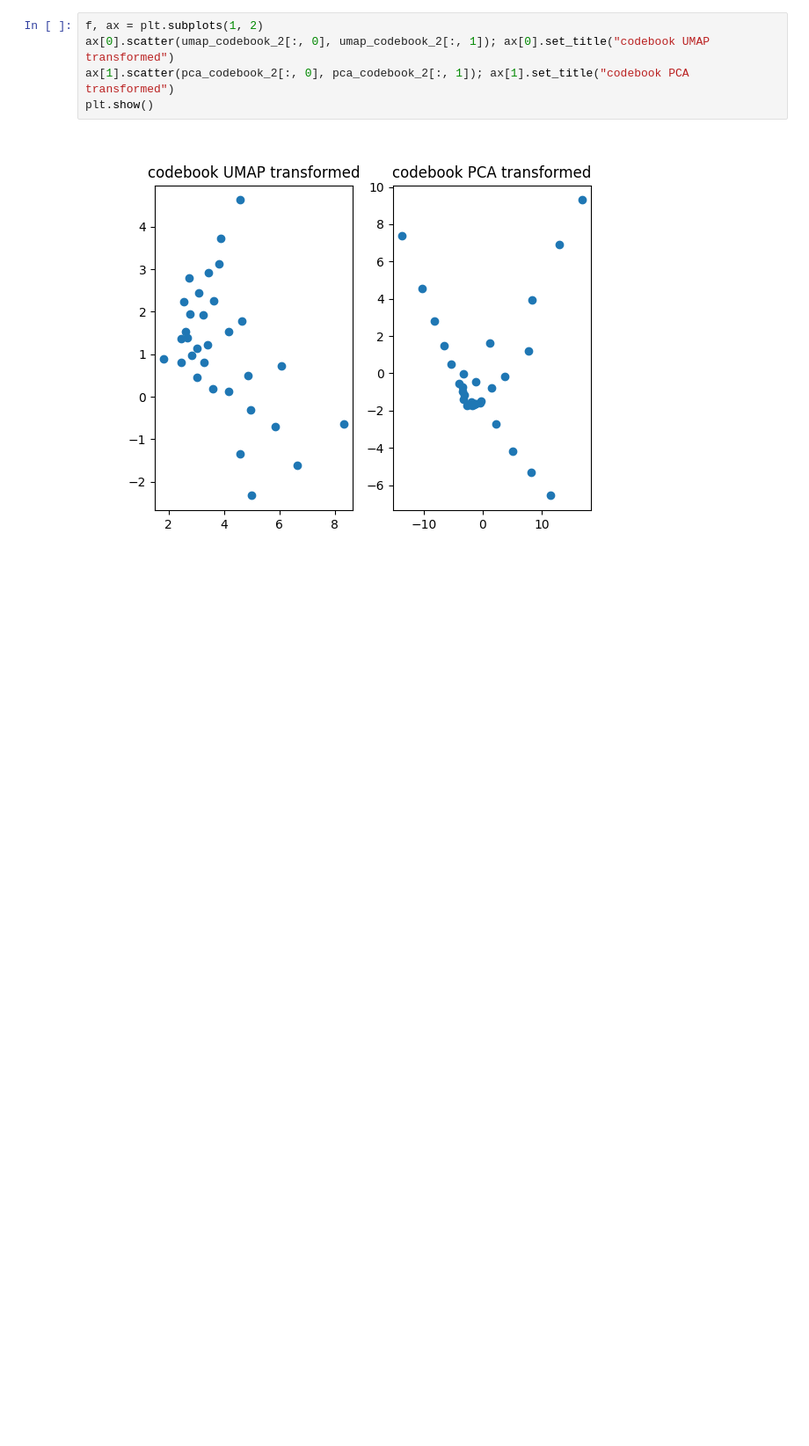
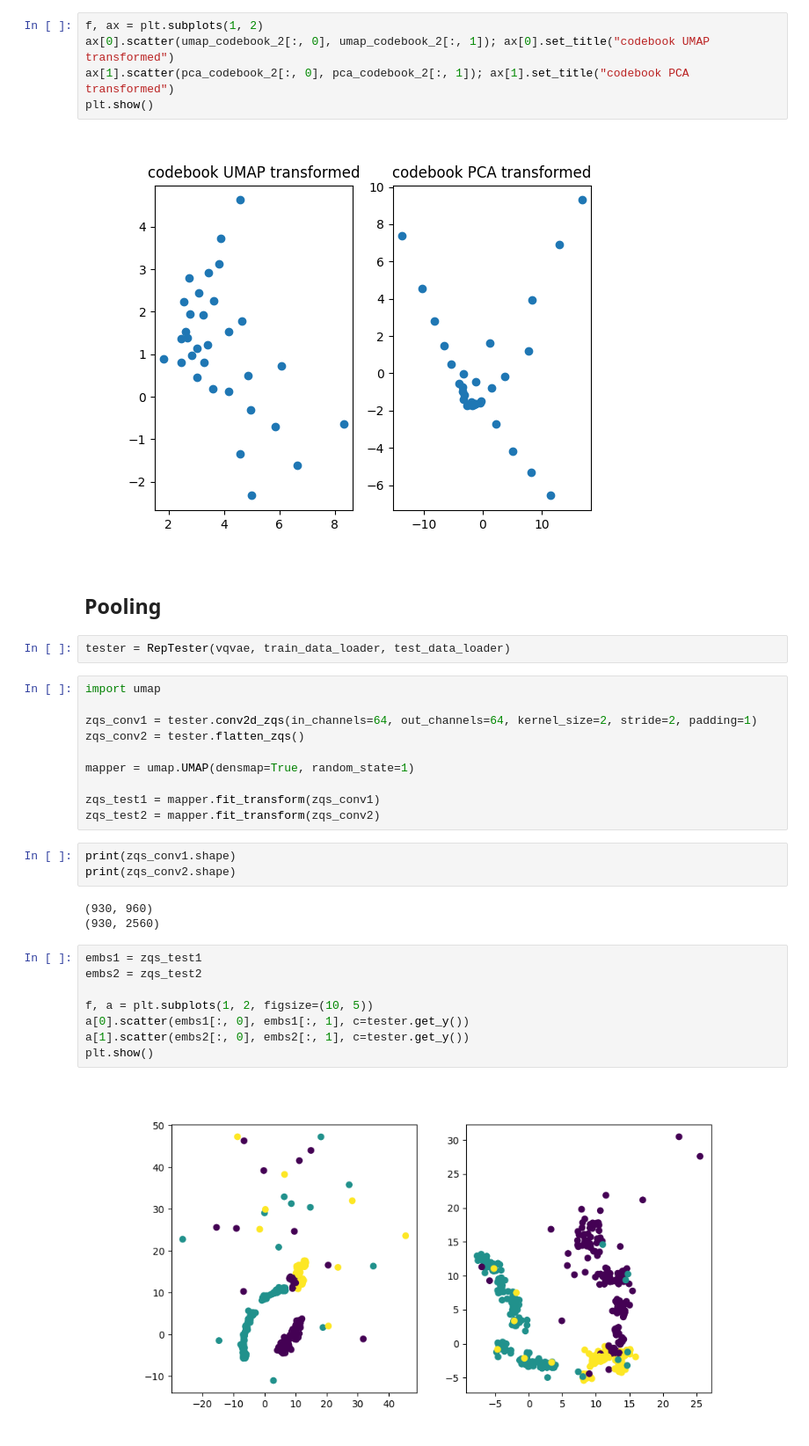
Before and after one commit to erlendlokna/CV-SSL-VQVAE-Framework, a Jupyter notebook: dimreduction.ipynb, the cells around one changed output. Shown at 88% size. Saved outputs shown, nothing was run; the diff lists cells and outputs as text; blank space fills up the shorter version.

```diff
--- a/dimreduction.ipynb
+++ b/dimreduction.ipynb
@@ -185,3 +197,33 @@ ax[1].scatter(pca_codebook_2[:, 0], pca_codebook_2[:, 1]); ax[1].set_title("code
 plt.show()
 # %% [output]
 [figure]
+# %% [markdown]
+## Pooling
+# %%
+tester = RepTester(vqvae, train_data_loader, test_data_loader)
+# %%
+import umap
+
+zqs_conv1 = tester.conv2d_zqs(in_channels=64, out_channels=64, kernel_size=2, stride=2, padding=1)
+zqs_conv2 = tester.flatten_zqs()
+
+mapper = umap.UMAP(densmap=True, random_state=1)
+
+zqs_test1 = mapper.fit_transform(zqs_conv1)
+zqs_test2 = mapper.fit_transform(zqs_conv2)
+# %%
+print(zqs_conv1.shape)
+print(zqs_conv2.shape)
+# %% [output]
+(930, 960)
+(930, 2560)
+# %%
+embs1 = zqs_test1
+embs2 = zqs_test2
+
+f, a = plt.subplots(1, 2, figsize=(10, 5))
+a[0].scatter(embs1[:, 0], embs1[:, 1], c=tester.get_y())
+a[1].scatter(embs2[:, 0], embs2[:, 1], c=tester.get_y())
+plt.show()
+# %% [output]
+[figure, added]
```
Also changed, not shown: parts of 6 cells of this notebook, 20 other files.
